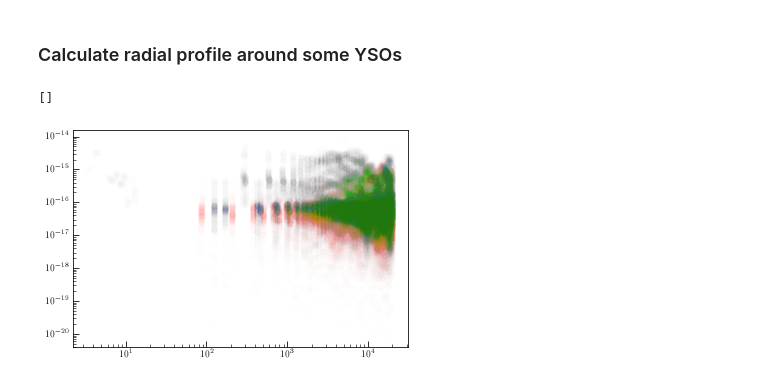
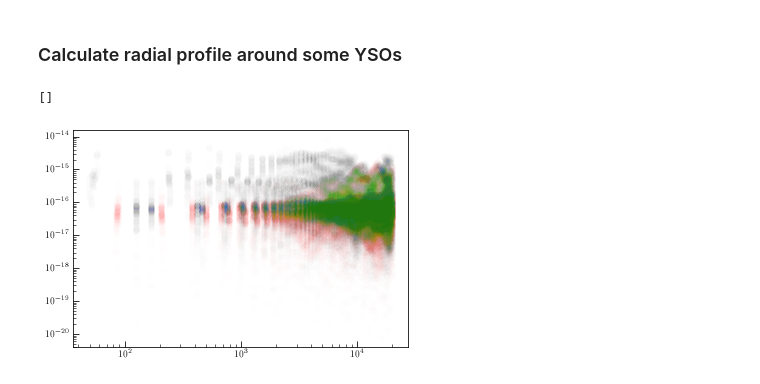
Before and after one commit to jpinedaf/NGC1333_NOEMA_Ions, a Jupyter notebook: NGC1333_Ions_Calculations.ipynb, the cells around one changed output. Cells and saved outputs as stored; diff of their text form; code cells hidden in the pictures.

```diff
--- a/NGC1333_Ions_Calculations.ipynb
+++ b/NGC1333_Ions_Calculations.ipynb
@@ -1049,0 +1074,28 @@ array([3.16227766e+01, 3.16227766e+02, 3.16227766e+03, 3.16227766e+04,
+# %%
+ra_iras4a = 15*(3 + (29 + 10.5/60.)/60.) * u.deg
+dec_iras4a = (31 + (13 + 31.5/60.)/60.) * u.deg
+PA_iras4a = 19.2
+#
+ra_iras4b = 15*(3 + (29 + 12.0/60.)/60.) * u.deg
+dec_iras4b = (31 + (13 + 08.1/60.)/60.) * u.deg
+PA_iras4b = 0.0
+#
+ra_iras4c = 15*(3 + (29 + 13.55/60.)/60.) * u.deg
+dec_iras4c = (31 + (13 + 58.11/60.)/60.) * u.deg
+PA_iras4c = 96.0
+#
+ra_svs13a = 15*(3 + (29 + 3.7/60.)/60.) * u.deg
+dec_svs13a = (31 + (16 + 3.1/60.)/60.) * u.deg
+PA_svs13a = -50.0
+#
+ra_svs13b = 15*(3 + (29 + 3.1/60.)/60.) * u.deg
+dec_svs13b = (31 + (15 + 51.5/60.)/60.) * u.deg
+PA_svs13b = 170.0
+#
+ra_svs13c = 15*(3 + (29 + 1.9/60.)/60.) * u.deg
+dec_svs13c = (31 + (15 + 38.6/60.)/60.) * u.deg
+PA_svs13c = 8.0
+#
+ra_per_emb_15 = 15*(3 + (29 + 4.1/60.)/60.) * u.deg
+dec_per_emb_15 = (31 + (14 + 46.2/60.)/60.) * u.deg
+PA_per_emb_15 = -35.0
@@ -1111,4 +1263,2 @@ rad_iras4b = zeta_distance_yso(hd_TdV, ra_iras4b, dec_iras4b)
 # %%
-ra_svs13 = 15*(3 + (29 + 3.76/60.)/60.) * u.deg
-dec_svs13 = (31 + (16 + 3.75/60.)/60.) * u.deg
-rad_svs13 = zeta_distance_yso(hd_TdV, ra_svs13, dec_svs13)
+rad_svs13a = zeta_distance_yso(hd_TdV, ra_svs13a, dec_svs13a)
@@ -1115,13 +1269,13 @@ rad_svs13 = zeta_distance_yso(hd_TdV, ra_svs13, dec_svs13)
 # %%
 r_max = 2e4 * u.au
 id_iras4a = (np.abs(rad_iras4a) < r_max)
 id_iras4b = (np.abs(rad_iras4b) < r_max)
-id_svs13 = (np.abs(rad_svs13) < r_max)
+id_svs13a = (np.abs(rad_svs13a) < r_max)
 
 plt.scatter(np.abs(rad_iras4a[id_iras4a]), zeta[id_iras4a], alpha=0.005)
 plt.scatter(np.abs(rad_iras4b[id_iras4b]), zeta[id_iras4b], alpha=0.005)
-plt.scatter(np.abs(rad_svs13[id_svs13]), zeta[id_svs13], alpha=0.005)
+plt.scatter(np.abs(rad_svs13a[id_svs13a]), zeta[id_svs13a], alpha=0.005)
 plt.loglog()
 # %% [output]
 []
-[figure, old version]
+[figure, new version]
```
Also changed, not shown: parts of 26 cells of this notebook, 27 other files.
